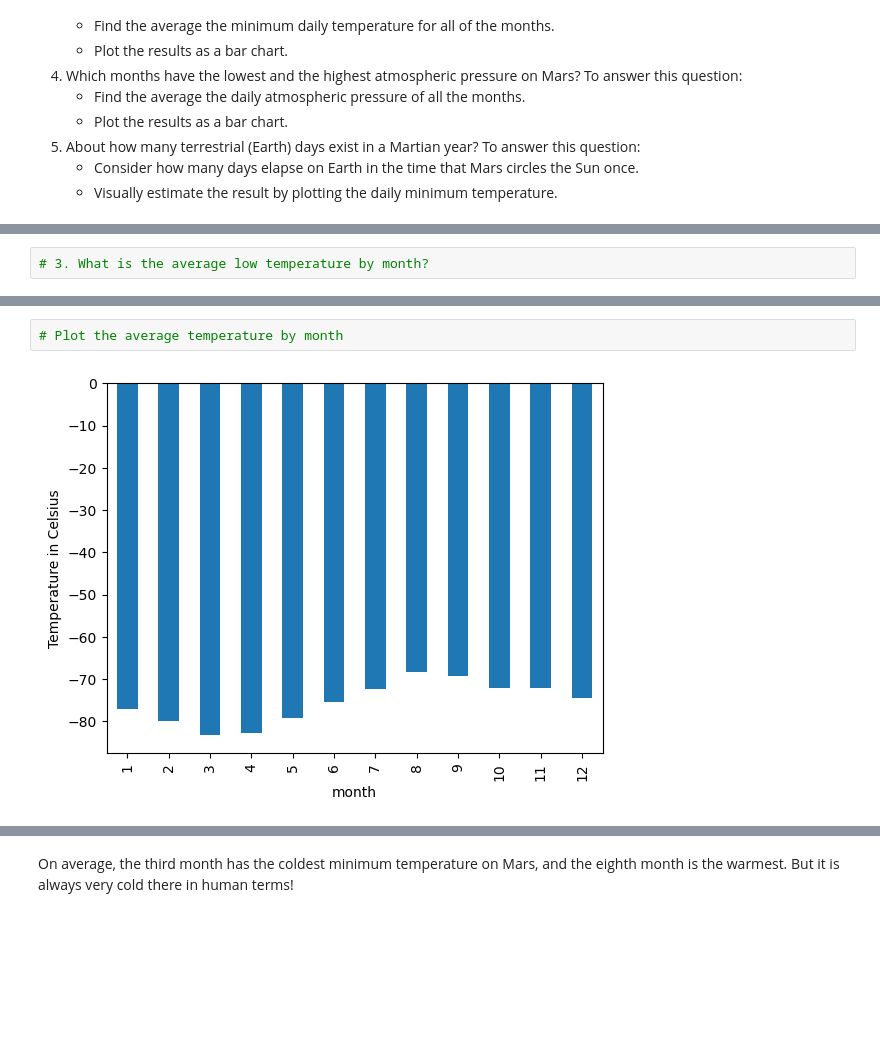
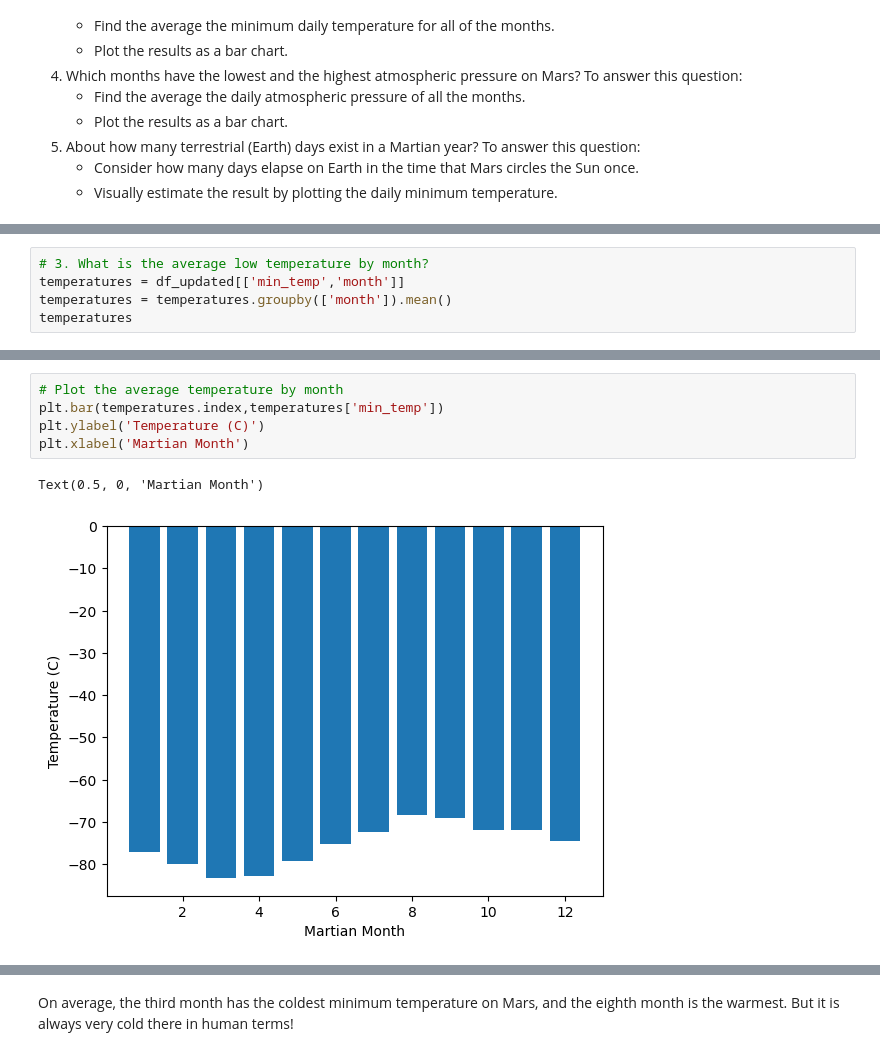
Before and after one commit to atjohnson1994/mars, a Jupyter notebook: Starter_Code/part_2_mars_weather.ipynb, the cells around one changed output, grey strips where cells are left out. Cells and saved outputs as stored; diff of their text form; blank space fills up the shorter version.

```diff
--- a/Starter_Code/part_2_mars_weather.ipynb
+++ b/Starter_Code/part_2_mars_weather.ipynb
@@ -184,4 +189,7 @@ Name: month, dtype: int64
 1867
 # %%
 # 3. What is the average low temperature by month?
+temperatures = df_updated[['min_temp','month']]
+temperatures = temperatures.groupby(['month']).mean()
+temperatures
 # %% [output]
@@ -202,6 +210,10 @@ Name: min_temp, dtype: float64
 # %%
 # Plot the average temperature by month
+plt.bar(temperatures.index,temperatures['min_temp'])
+plt.ylabel('Temperature (C)')
+plt.xlabel('Martian Month')
 # %% [output]
+Text(0.5, 0, 'Martian Month')
-[figure, old version]
+[figure, new version]
 # %%
 # Identify the coldest and hottest months in Curiosity's location
```
Also changed, not shown: parts of 8 cells of this notebook, 1 other file.
